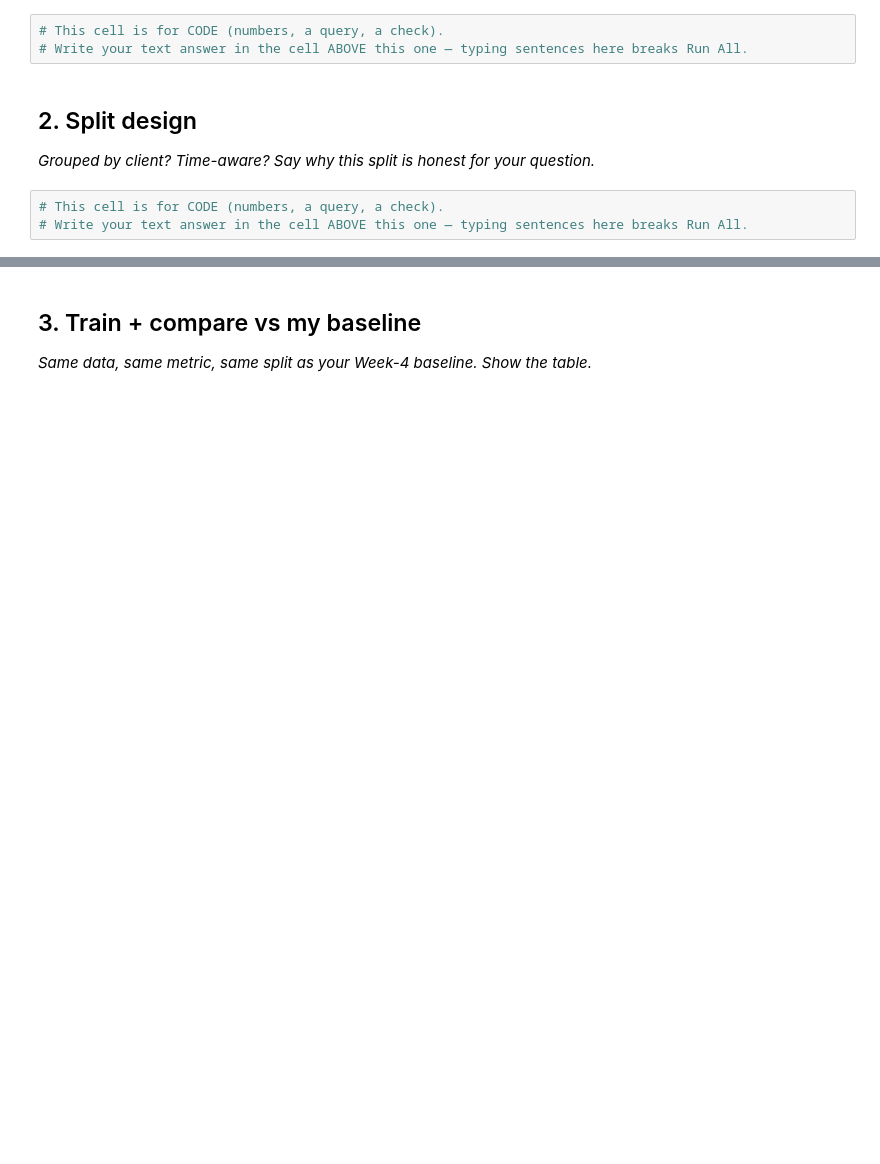
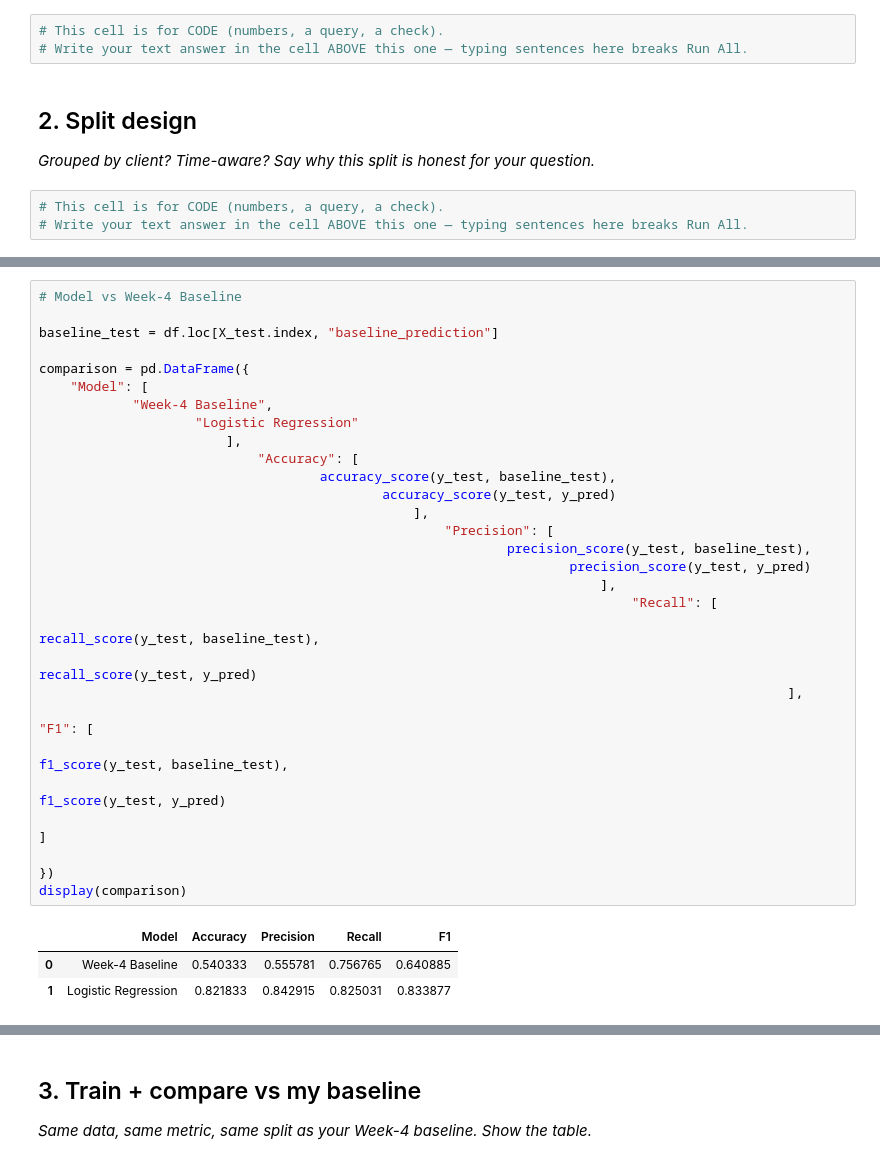
Before and after one commit to Ahmedali3ff/Flyrank-internship-, a Jupyter notebook: work/notebooks/w05_model.ipynb, the cells around one changed output, grey strips where cells are left out. Drawn from its saved outputs; the diff is of its cells as text; blank space fills up the shorter version.

```diff
--- a/work/notebooks/w05_model.ipynb
+++ b/work/notebooks/w05_model.ipynb
@@ -22,0 +224,32 @@ This skeleton is yours to fill. Work the sections **in order** — each one has
+# %%
+# Model vs Week-4 Baseline
+
+baseline_test = df.loc[X_test.index, "baseline_prediction"]
+
+comparison = pd.DataFrame({
+    "Model": [
+            "Week-4 Baseline",
+                    "Logistic Regression"
+                        ],
+                            "Accuracy": [
+                                    accuracy_score(y_test, baseline_test),
+                                            accuracy_score(y_test, y_pred)
+                                                ],
+                                                    "Precision": [
+                                                            precision_score(y_test, baseline_test),
+                                                                    precision_score(y_test, y_pred)
+                                                                        ],
+                                                                            "Recall": [
+                                                                                    recall_score(y_test, baseline_test),
+                                                                                            recall_score(y_test, y_pred)
+                                                                                                ],
+                                                                                                    "F1": [
+                                                                                                            f1_score(y_test, baseline_test),
+                                                                                                                    f1_score(y_test, y_pred)
+                                                                                                                        ]
+                                                                                                                        })
+display(comparison)
+# %% [output]
+|  | Model | Accuracy | Precision | Recall | F1 |
+| 0 | Week-4 Baseline | 0.540333 | 0.555781 | 0.756765 | 0.640885 |
+| 1 | Logistic Regression | 0.821833 | 0.842915 | 0.825031 | 0.833877 |
```
Also changed, not shown: parts of 16 cells of this notebook.
